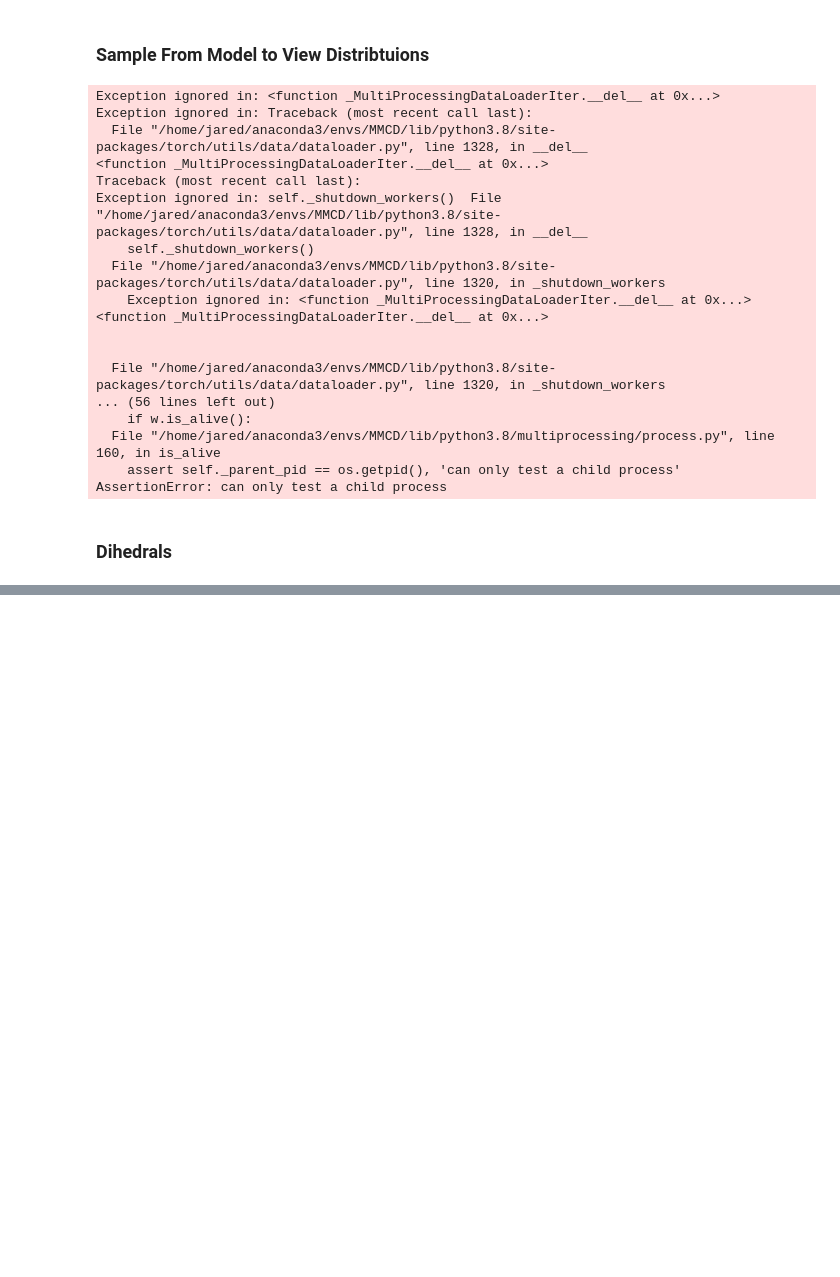
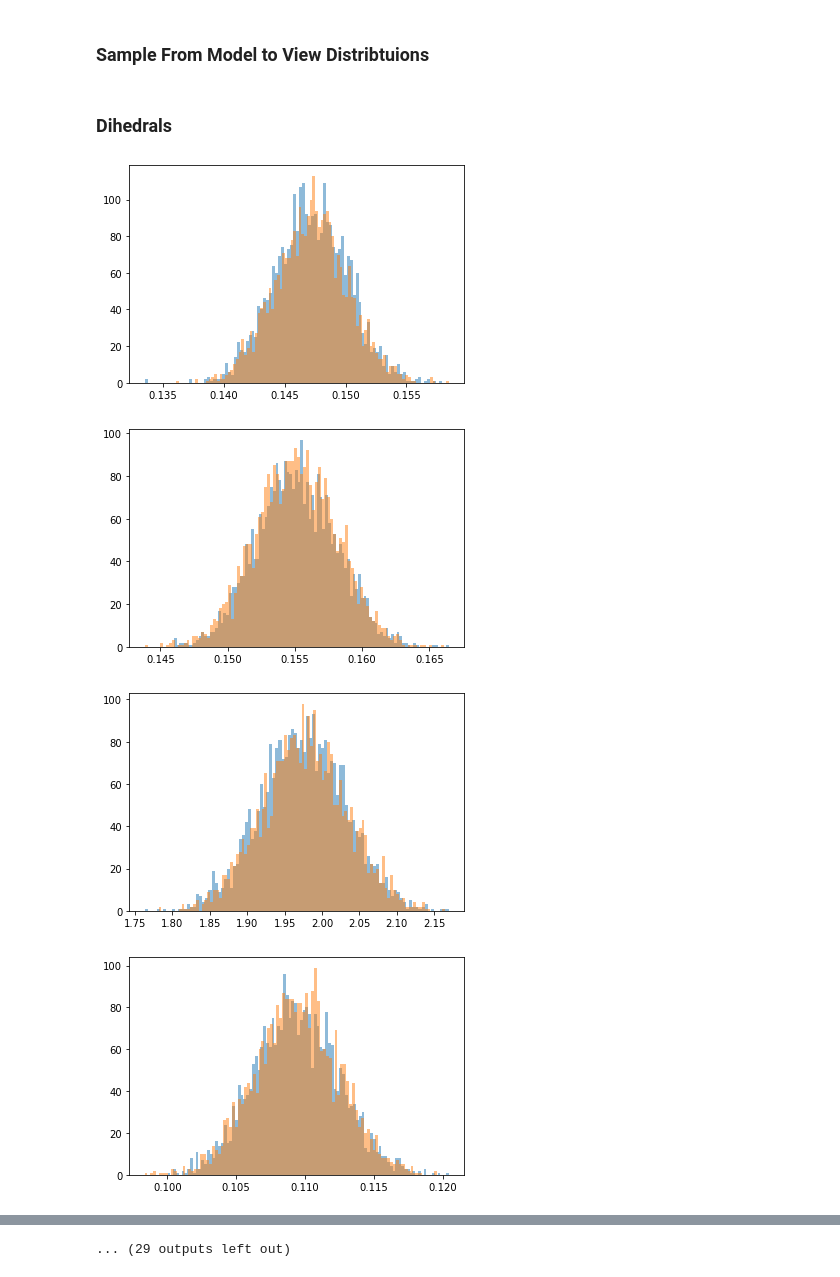
Before and after one commit to BloonCorps/AutoregressiveTransformers, a Jupyter notebook: softmax_autoregressiveRNN_21.ipynb, the cells around one changed output, grey strips where cells are left out. Cells and saved outputs as stored; diff of their text form; code cells hidden in the pictures; blank space fills up the shorter version.

```diff
--- a/softmax_autoregressiveRNN_21.ipynb
+++ b/softmax_autoregressiveRNN_21.ipynb
@@ -19,0 +133,14 @@ import os
+# %%
+for batch_idx, (data, _) in enumerate(ba_calculator):
+    #Flatten the data into a tensor of size (256, 60) tensor before putting it into the GPU
+    data = flatten_data(data)
+    bonds_angles = data[:, :-19]
+    break
+
+bonds_angles = bonds_angles.permute(1, 0)
+npba = np.array(bonds_angles)
+covmat = np.cov(npba)
+means = np.mean(npba, axis = 1)
+tr_cov = torch.tensor(covmat).double()
+tr_means = torch.tensor(means).double()
+bonds_angles_dist = dist.MultivariateNormal(loc = tr_means, covariance_matrix = tr_cov)
@@ -382,29 +388,11 @@ plt.plot(ls)
 # %%
 sample_loader = DataLoader(dataset_train,
                           num_workers = 4,
-                          batch_size = 5000, #256 is the default batch size
+                          batch_size = 3000, #256 is the default batch size
                           shuffle = True)
 
 for batch_idx, (data, _) in enumerate(sample_loader):
     data = flatten_data(data)
     np_data = np.array(data)
     break
-# %% [output]
-Exception ignored in: <function _MultiProcessingDataLoaderIter.__del__ at 0x...>
-Exception ignored in: Traceback (most recent call last):
-  File "/home/jared/anaconda3/envs/MMCD/lib/python3.8/site-packages/torch/utils/data/dataloader.py", line 1328, in __del__
-<function _MultiProcessingDataLoaderIter.__del__ at 0x...>
-Traceback (most recent call last):
-Exception ignored in: self._shutdown_workers()  File "/home/jared/anaconda3/envs/MMCD/lib/python3.8/site-packages/torch/utils/data/dataloader.py", line 1328, in __del__
-    self._shutdown_workers()
-  File "/home/jared/anaconda3/envs/MMCD/lib/python3.8/site-packages/torch/utils/data/dataloader.py", line 1320, in _shutdown_workers
-    Exception ignored in: <function _MultiProcessingDataLoaderIter.__del__ at 0x...><function _MultiProcessingDataLoaderIter.__del__ at 0x...>
-
-
-  File "/home/jared/anaconda3/envs/MMCD/lib/python3.8/site-packages/torch/utils/data/dataloader.py", line 1320, in _shutdown_workers
-... (56 lines left out)
-    if w.is_alive():
-  File "/home/jared/anaconda3/envs/MMCD/lib/python3.8/multiprocessing/process.py", line 160, in is_alive
-    assert self._parent_pid == os.getpid(), 'can only test a child process'
-AssertionError: can only test a child process
 # %%
@@ -416,2 +406,12 @@ np_samples = np.array(samples.cpu().detach())
 # %% [markdown]
 ### Dihedrals
+# %%
+for index in range(0, 41, 1):
+    plt.hist(np_data[:, index], label = "$p_A(x)$",bins = 100, alpha = 0.5)
+    plt.hist(ba[:, index], bins = 100, alpha=0.5)
+    plt.show()
+# %% [output]
+[figure, added]
+[figure, added]
+[figure, added]
+[figure, added]
@@ -418 +426,2 @@ np_samples = np.array(samples.cpu().detach())
+... (29 outputs left out)
 # %%
```
Also changed, not shown: parts of 30 cells of this notebook.
